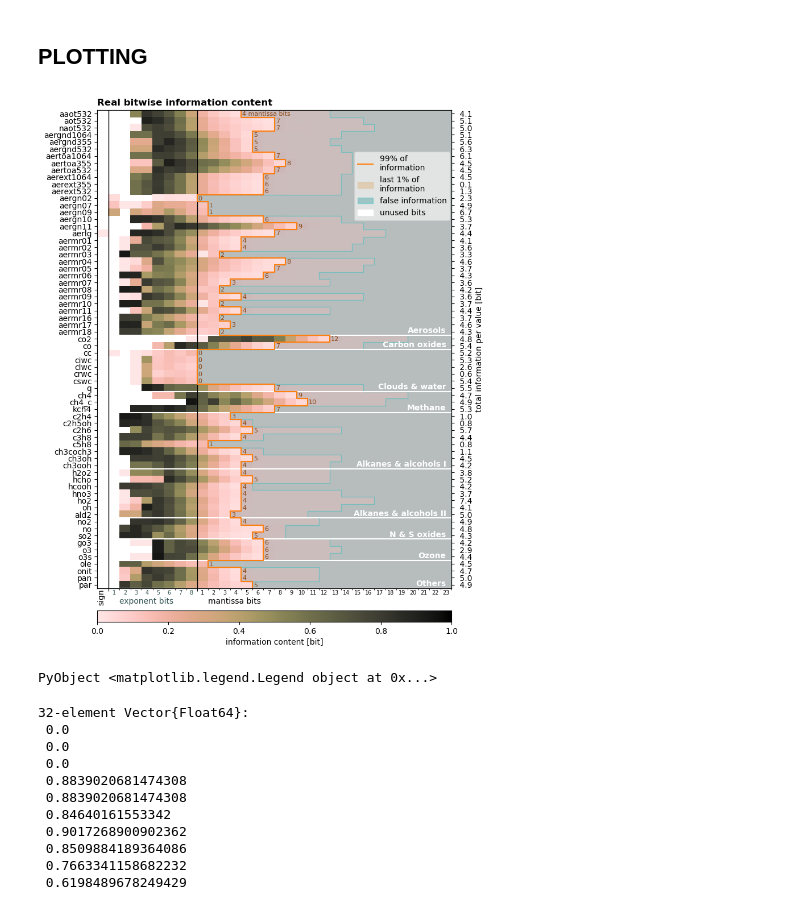
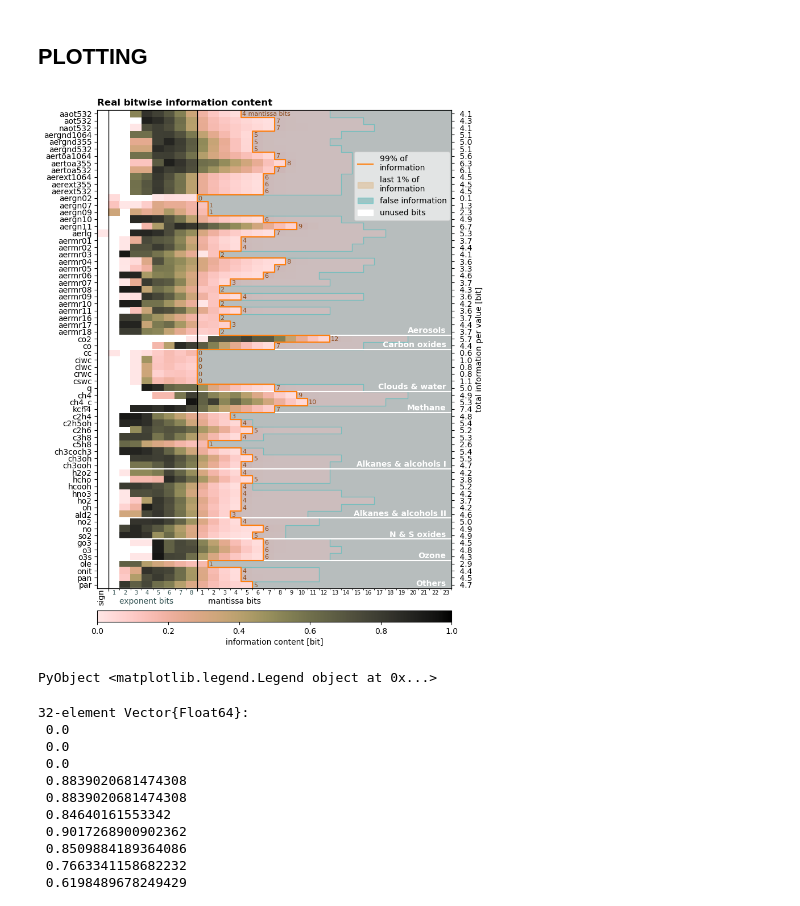
Before and after one commit to ECMWFCode4Earth/Elefridge.jl, a Jupyter notebook: nb/bitinformation.ipynb, the cells around one changed output. Drawn from its saved outputs; the diff is of its cells as text; code cells hidden in the pictures.

```diff
--- a/nb/bitinformation.ipynb
+++ b/nb/bitinformation.ipynb
@@ -70,7 +70,8 @@ ICnan[iszero.(ICfilt)] .= NaN;
 varnames_sorted = varnames[grouped]
 infbits_sorted = infbits[grouped]
 infbits100_sorted = infbits100[grouped]
-ICnan_sorted = ICnan[grouped,:];
+ICnan_sorted = ICnan[grouped,:]
+ICcsum_sorted = ICcsum[grouped,:]
 
 # for plotting
 infbitsx_sorted = copy(vec(hcat(infbits_sorted,infbits_sorted)'))
@@ -130,35 +131,35 @@ ax1right.set_ylim(nvars,0)
 
 ax1.set_yticks(Array(1:nvars).-0.5)
 ax1right.set_yticks(Array(1:nvars).-0.5)
 ax1.set_yticklabels(varnames_sorted)
-ax1right.set_yticklabels([@sprintf "%4.1f" i for i in ICcsum[:,end]])
+ax1right.set_yticklabels([@sprintf "%4.1f" i for i in ICcsum_sorted[:,end]])
 ax1right.set_ylabel("total information per value [bit]")
 
 ax1.text(infbits_sorted[1]+0.1,0.8,"$(infbits[1]-9) mantissa bits",fontsize=8,color="saddlebrown")
 for i in 2:nvars
     ax1.text(infbits_sorted[i]+0.1,(i-1)+0.8,"$(infbits_sorted[i]-9)",fontsize=8,color="saddlebrown")
 end
 
 ax1.set_xticks([1,9])
 ax1.set_xticks(vcat(2:8,10:32),minor=true)
 ax1.set_xticklabels([])
 ax1.text(0,nvars+2.2,"sign",rotation=90)
 ax1.text(2,nvars+2.2,"exponent bits",color="darkslategrey")
 ax1.text(10,nvars+2.2,"mantissa bits")
 
 for i in 1:8
     ax1.text(i+.5,nvars+0.9,"$i",ha="center",fontsize=7,color="darkslategrey")
 end
 
 for i in 1:23
     ax1.text(8+i+.5,nvars+0.9,"$i",ha="center",fontsize=7)
 end
 
 ax1.legend(loc=(0.725,0.77),framealpha=0.6)
 
 # savefig("../plots/bitinformation_all.png",dpi=100)
 # %% [output]
-[figure, old version]
+[figure, new version]
 PyObject <matplotlib.legend.Legend object at 0x...>
 # %%
 kch4 = IC[varnames .== "kch4",:][:]
```
Also changed, not shown: 2 other files.
